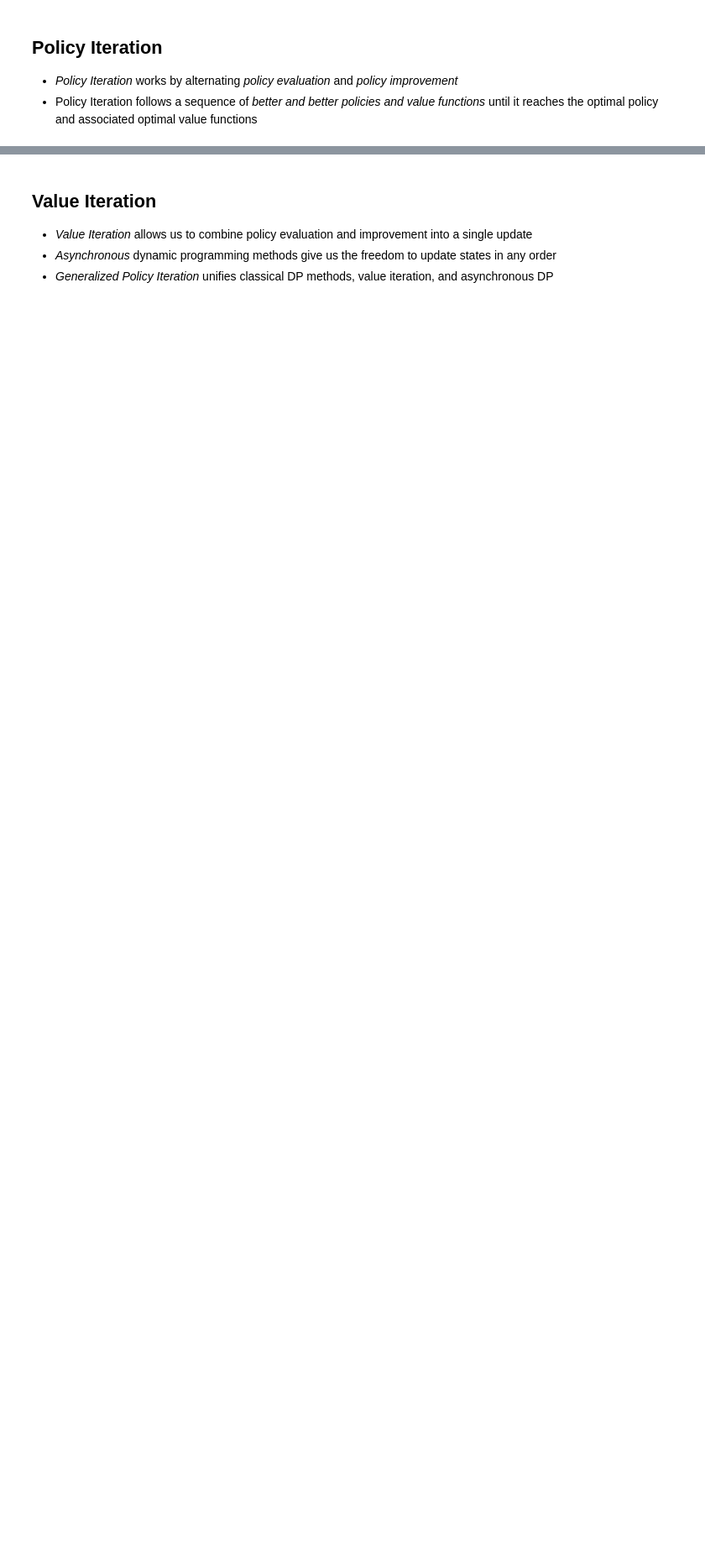
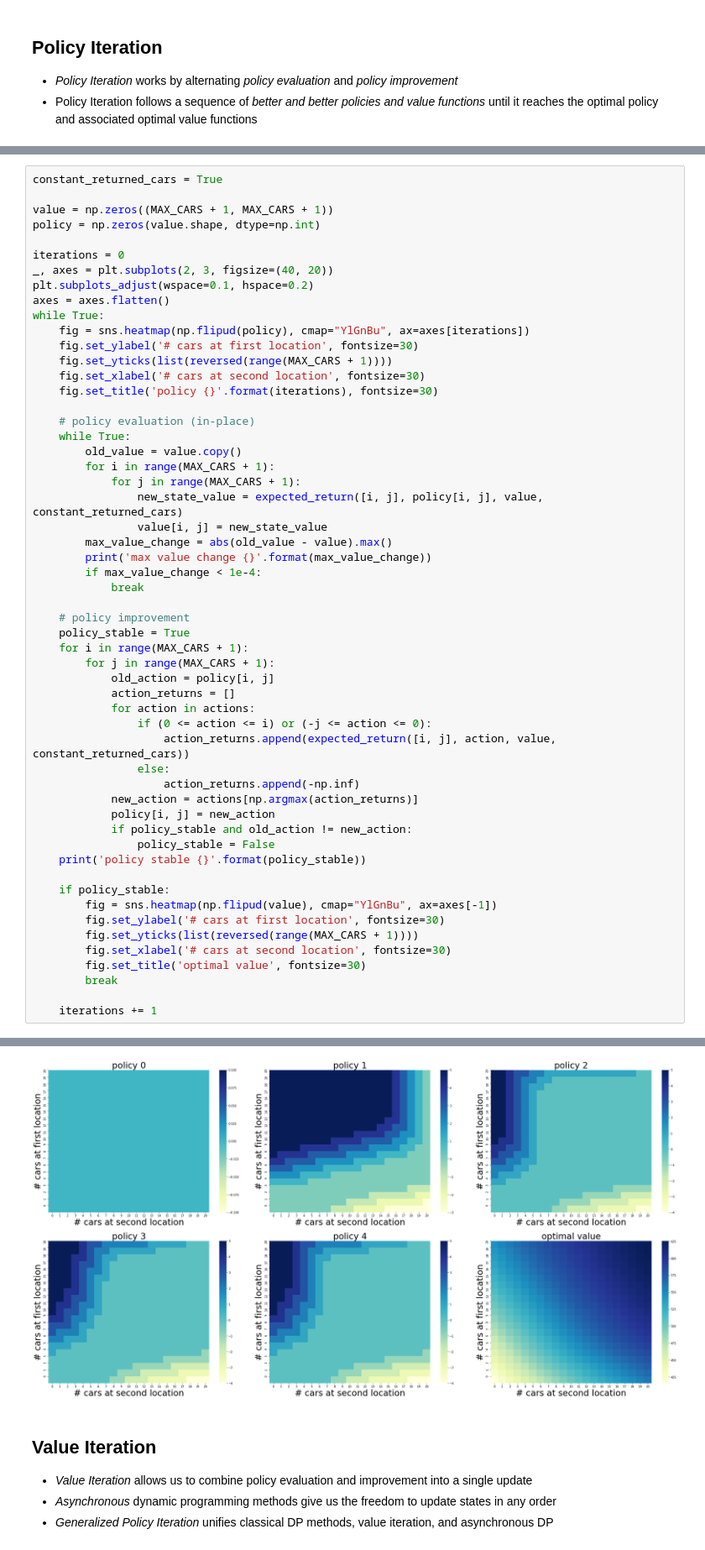
Before and after one commit to wakamori/study-rl, a Jupyter notebook: 04_Policy-Evaluation-Policy-Iteration.ipynb, the cells around one changed output, grey strips where cells are left out. Shown at 84% size. Saved outputs shown, nothing was run; the diff lists cells and outputs as text; blank space fills up the shorter version.

```diff
--- a/04_Policy-Evaluation-Policy-Iteration.ipynb
+++ b/04_Policy-Evaluation-Policy-Iteration.ipynb
@@ -42,0 +248,56 @@ $$
+# %%
+constant_returned_cars = True
+
+value = np.zeros((MAX_CARS + 1, MAX_CARS + 1))
+policy = np.zeros(value.shape, dtype=np.int)
+
+iterations = 0
+_, axes = plt.subplots(2, 3, figsize=(40, 20))
+plt.subplots_adjust(wspace=0.1, hspace=0.2)
+axes = axes.flatten()
+while True:
+    fig = sns.heatmap(np.flipud(policy), cmap="YlGnBu", ax=axes[iterations])
+    fig.set_ylabel('# cars at first location', fontsize=30)
+    fig.set_yticks(list(reversed(range(MAX_CARS + 1))))
+    fig.set_xlabel('# cars at second location', fontsize=30)
+    fig.set_title('policy {}'.format(iterations), fontsize=30)
+
+    # policy evaluation (in-place)
+    while True:
+        old_value = value.copy()
+        for i in range(MAX_CARS + 1):
+            for j in range(MAX_CARS + 1):
+                new_state_value = expected_return([i, j], policy[i, j], value, constant_returned_cars)
+                value[i, j] = new_state_value
+        max_value_change = abs(old_value - value).max()
+        print('max value change {}'.format(max_value_change))
+        if max_value_change < 1e-4:
+            break
+
+    # policy improvement
+    policy_stable = True
+    for i in range(MAX_CARS + 1):
+        for j in range(MAX_CARS + 1):
+            old_action = policy[i, j]
+            action_returns = []
+            for action in actions:
+                if (0 <= action <= i) or (-j <= action <= 0):
+                    action_returns.append(expected_return([i, j], action, value, constant_returned_cars))
+                else:
+                    action_returns.append(-np.inf)
+            new_action = actions[np.argmax(action_returns)]
+            policy[i, j] = new_action
+            if policy_stable and old_action != new_action:
+                policy_stable = False
+    print('policy stable {}'.format(policy_stable))
+
+    if policy_stable:
+        fig = sns.heatmap(np.flipud(value), cmap="YlGnBu", ax=axes[-1])
+        fig.set_ylabel('# cars at first location', fontsize=30)
+        fig.set_yticks(list(reversed(range(MAX_CARS + 1))))
+        fig.set_xlabel('# cars at second location', fontsize=30)
+        fig.set_title('optimal value', fontsize=30)
+        break
+
+    iterations += 1
+# %% [output]
@@ -43,3 +321,4 @@ $$
+[figure, added]
 # %% [markdown]
 ## Value Iteration
 
```
Also changed, not shown: parts of 8 cells of this notebook, 3 other files.
